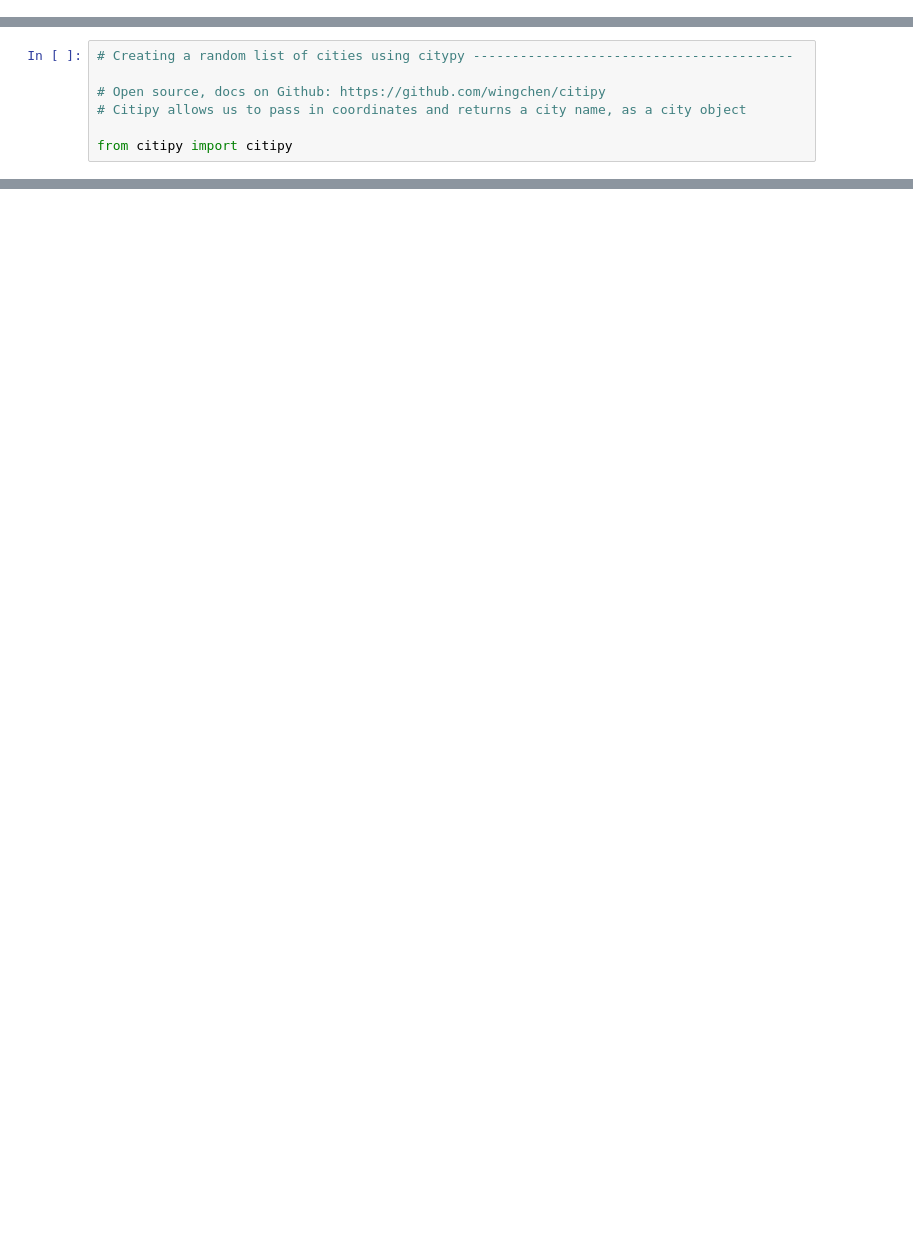
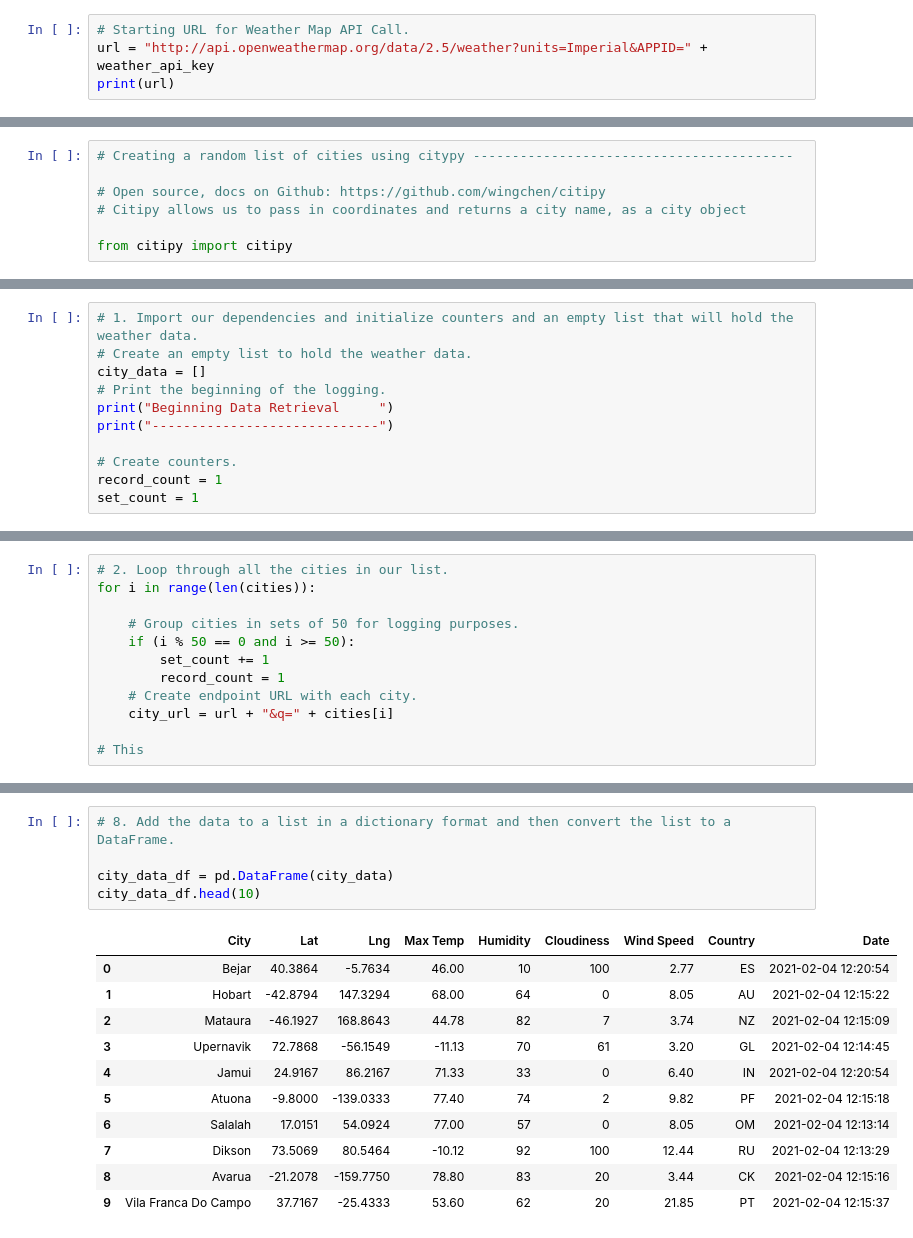
Before and after one commit to svmanohar/world_weather_analysis, a Jupyter notebook: WeatherPy.ipynb, the cells around one changed output, grey strips where cells are left out. Saved outputs shown, nothing was run; the diff lists cells and outputs as text; blank space fills up the shorter version.

Commit message:
Added completed DataFrame and csv output from API call 04Feb

```diff
--- a/WeatherPy.ipynb
+++ b/WeatherPy.ipynb
@@ -5,0 +9,4 @@ import numpy as np
+# %%
+# Starting URL for Weather Map API Call.
+url = "http://api.openweathermap.org/data/2.5/weather?units=Imperial&APPID=" + weather_api_key
+print(url)
@@ -57,0 +85,11 @@ len(cities)
+# %%
+# 1. Import our dependencies and initialize counters and an empty list that will hold the weather data.
+# Create an empty list to hold the weather data.
+city_data = []
+# Print the beginning of the logging.
+print("Beginning Data Retrieval     ")
+print("-----------------------------")
+
+# Create counters.
+record_count = 1
+set_count = 1
@@ -57,0 +99,12 @@ len(cities)
+# %%
+# 2. Loop through all the cities in our list.
+for i in range(len(cities)):
+
+    # Group cities in sets of 50 for logging purposes.
+    if (i % 50 == 0 and i >= 50):
+        set_count += 1
+        record_count = 1
+    # Create endpoint URL with each city.
+    city_url = url + "&q=" + cities[i]
+
+# This
@@ -57,0 +197,17 @@ len(cities)
+# %%
+# 8. Add the data to a list in a dictionary format and then convert the list to a DataFrame.
+
+city_data_df = pd.DataFrame(city_data)
+city_data_df.head(10)
+# %% [output]
+|  | City | Lat | Lng | Max Temp | Humidity | Cloudiness | Wind Speed | Country | Date |
+| 0 | Bejar | 40.3864 | -5.7634 | 46.00 | 10 | 100 | 2.77 | ES | 2021-02-04 12:20:54 |
+| 1 | Hobart | -42.8794 | 147.3294 | 68.00 | 64 | 0 | 8.05 | AU | 2021-02-04 12:15:22 |
+| 2 | Mataura | -46.1927 | 168.8643 | 44.78 | 82 | 7 | 3.74 | NZ | 2021-02-04 12:15:09 |
+| 3 | Upernavik | 72.7868 | -56.1549 | -11.13 | 70 | 61 | 3.20 | GL | 2021-02-04 12:14:45 |
+| 4 | Jamui | 24.9167 | 86.2167 | 71.33 | 33 | 0 | 6.40 | IN | 2021-02-04 12:20:54 |
+| 5 | Atuona | -9.8000 | -139.0333 | 77.40 | 74 | 2 | 9.82 | PF | 2021-02-04 12:15:18 |
+| 6 | Salalah | 17.0151 | 54.0924 | 77.00 | 57 | 0 | 8.05 | OM | 2021-02-04 12:13:14 |
+| 7 | Dikson | 73.5069 | 80.5464 | -10.12 | 92 | 100 | 12.44 | RU | 2021-02-04 12:13:29 |
+| 8 | Avarua | -21.2078 | -159.7750 | 78.80 | 83 | 20 | 3.44 | CK | 2021-02-04 12:15:16 |
+| 9 | Vila Franca Do Campo | 37.7167 | -25.4333 | 53.60 | 62 | 20 | 21.85 | PT | 2021-02-04 12:15:37 |
```
Also changed, not shown: parts of 11 cells of this notebook, 2 other files.
